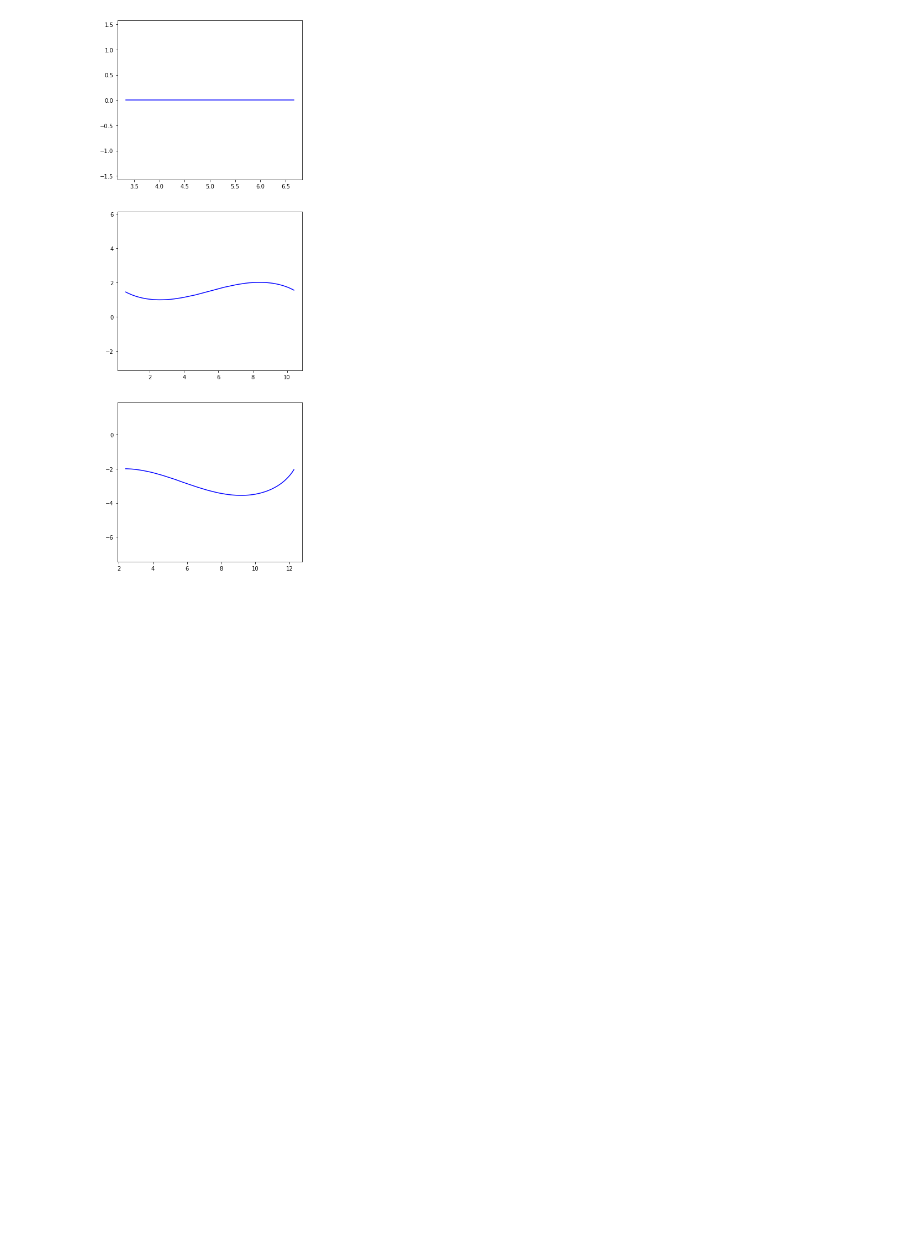
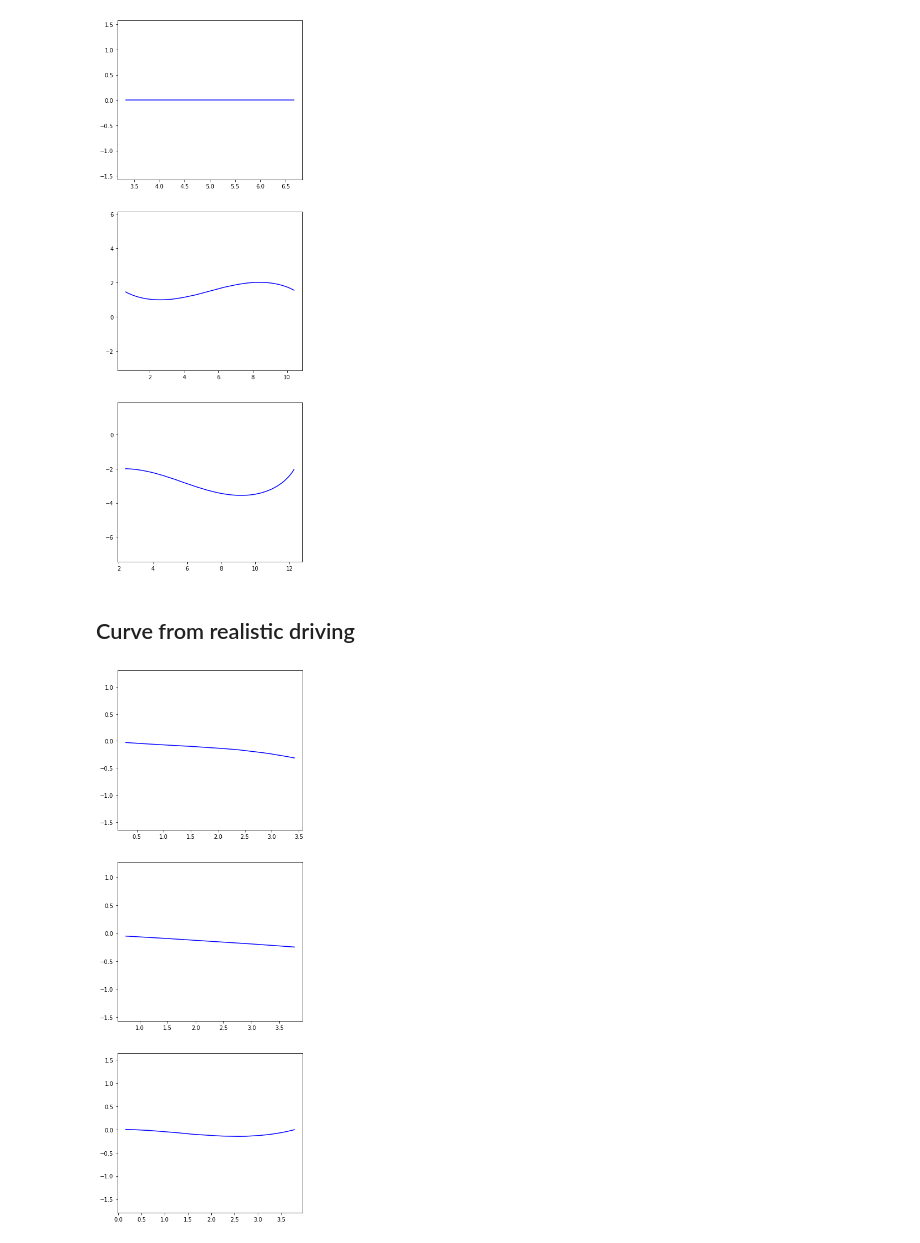
Before and after one commit to HorizonRobotics/tensor-splines, a Jupyter notebook: notebooks/demo.ipynb, the cells around one changed output. Cells and saved outputs as stored; diff of their text form; code cells hidden in the pictures; blank space fills up the shorter version.

```diff
--- a/notebooks/demo.ipynb
+++ b/notebooks/demo.ipynb
@@ -26,3 +28,24 @@ for b in range(spiros.batch_shape[0]):
     spiros.plot_single(b, axes[b])
 # %% [output]
 [figure]
+# %% [markdown]
+## Curve from realistic driving
+# %%
+plt.rcParams['figure.figsize'] = [6, 18]
+
+fig, axes = plt.subplots(3, 1)
+
+ends = torch.tensor([[3.5654, -0.3470],
+                     [4.5146, -0.3234],
+                     [3.8681, 0.0170]])
+
+theta_in = torch.tensor([0., 0., 0.])
+theta_out = torch.tensor([-0.1220, -0.0273, 0.2765])
+
+spiros = SpiroBatch.make_euler_spiral(torch.zeros_like(ends), ends, theta_in, theta_out)
+
+for b in range(spiros.batch_shape[0]):
+    axes[b].axis('equal')
+    spiros.plot_single(b, axes[b])
+# %% [output]
+[figure, added]
```
Also changed, not shown: parts of 1 cell of this notebook, 1 other file.
